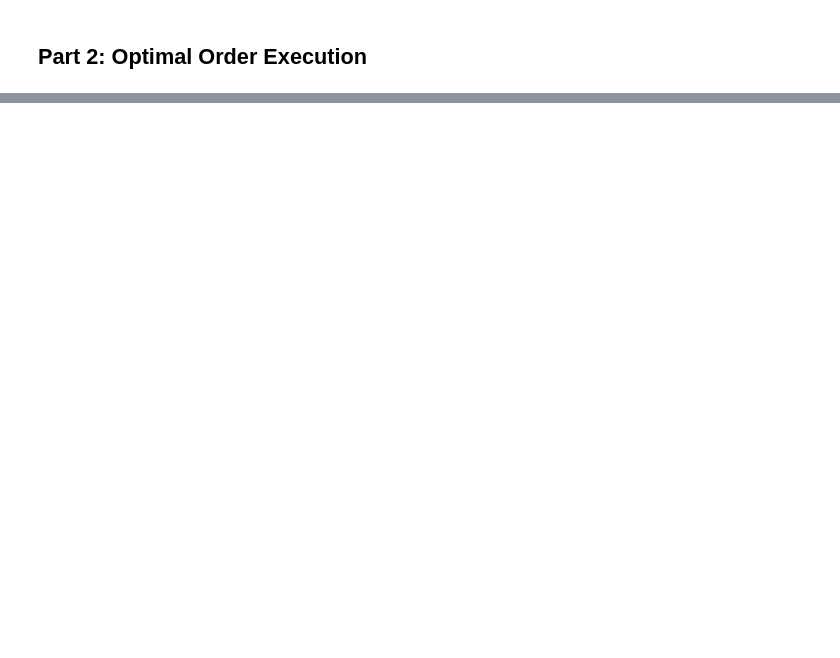
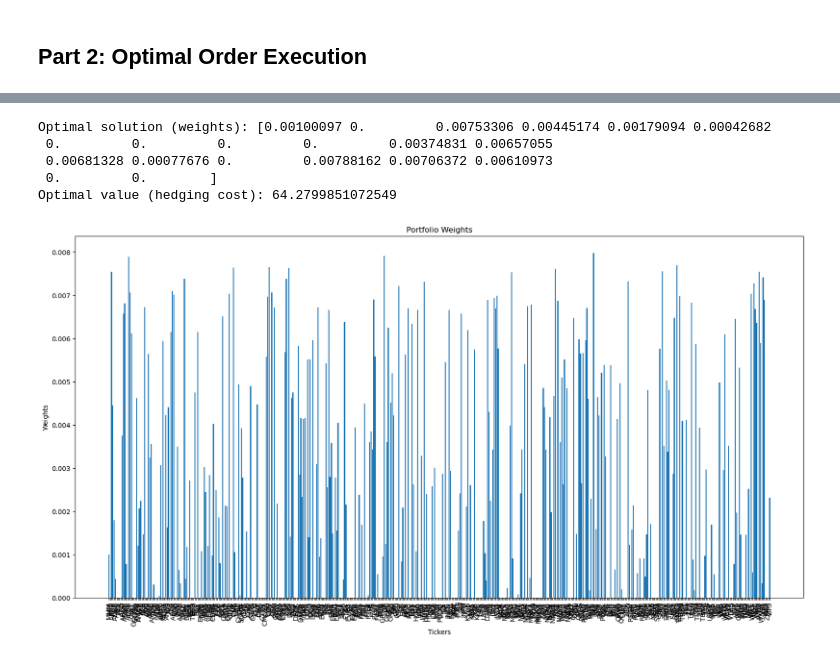
Before and after one commit to mxvp/portfolio_optimization, a Jupyter notebook: portfolio_optimization.ipynb, the cells around one changed output, grey strips where cells are left out. Saved outputs shown, nothing was run; the diff lists cells and outputs as text; code cells hidden in the pictures; blank space fills up the shorter version.

```diff
--- a/portfolio_optimization.ipynb
+++ b/portfolio_optimization.ipynb
@@ -523,0 +983,26 @@ print(trades.value)
+# %%
+print("Optimal solution (weights):", optimal_solution[0:20])
+print("Optimal value (hedging cost):", optimal_value)
+# %% [output]
+Optimal solution (weights): [0.00100097 0.         0.00753306 0.00445174 0.00179094 0.00042682
+ 0.         0.         0.         0.         0.00374831 0.00657055
+ 0.00681328 0.00077676 0.         0.00788162 0.00706372 0.00610973
+ 0.         0.        ]
+Optimal value (hedging cost): 64.2799851072549
+# %%
+import matplotlib.pyplot as plt
+
+# Assuming optimal_solution and successful_tickers are defined
+weights = optimal_solution
+tickers = successful_tickers
+
+# Create a bar chart
+plt.figure(figsize=(20,10))
+plt.bar(tickers, weights)
+plt.xlabel('Tickers')
+plt.ylabel('Weights')
+plt.title('Portfolio Weights')
+plt.xticks(rotation=90)  # Rotate the x-axis labels for readability
+plt.show()
+# %% [output]
+[figure, added]
```
Also changed, not shown: parts of 61 cells of this notebook, 1 other file.
